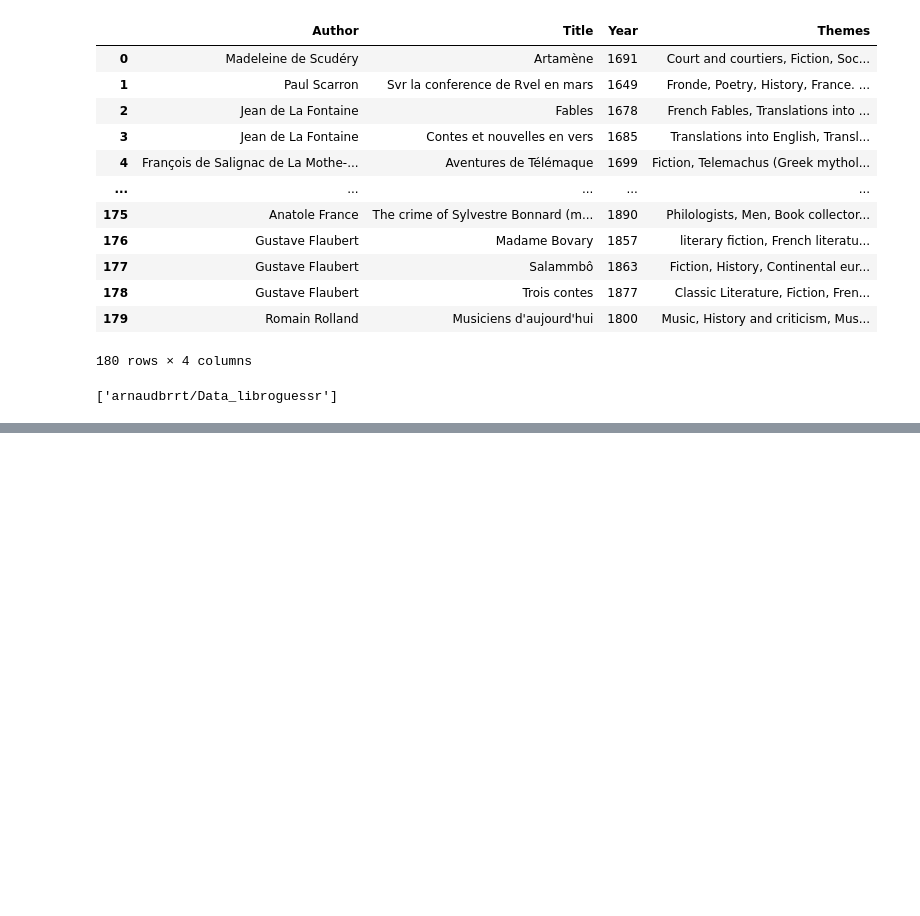
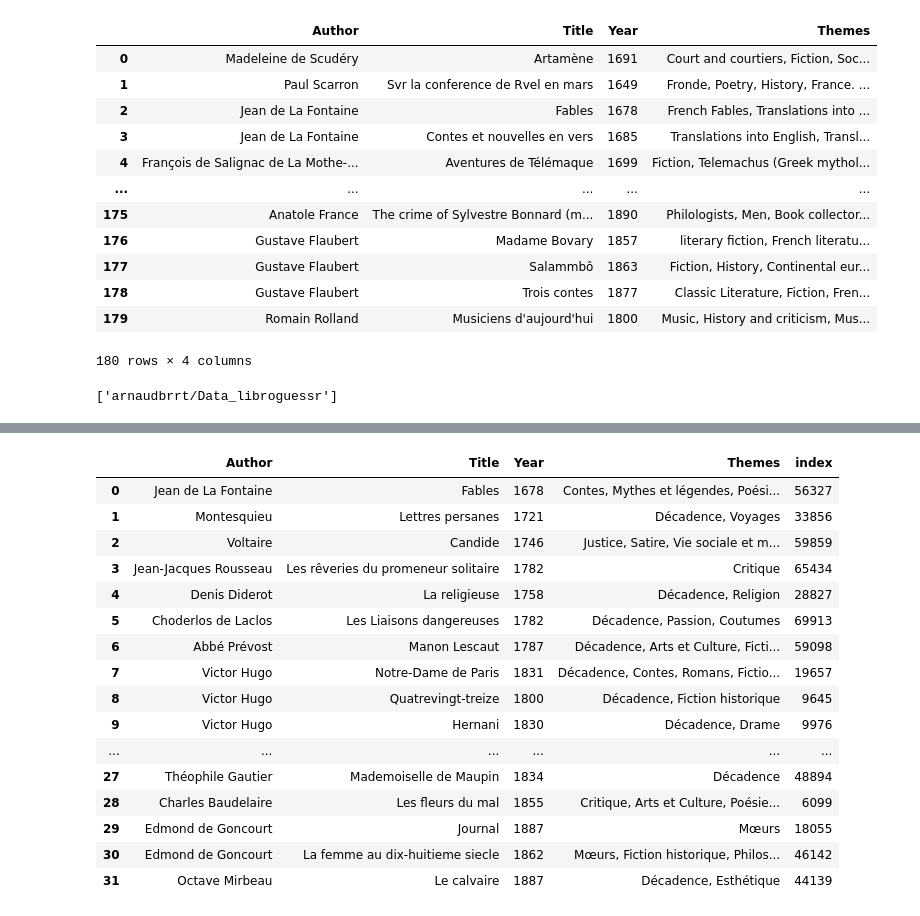
Before and after one commit to lucas-cumunel/libroguessr, a Jupyter notebook: API_Df.ipynb, the cells around one changed output, grey strips where cells are left out. Cells and saved outputs as stored; diff of their text form; code cells hidden in the pictures; blank space fills up the shorter version.

Commit message:
Essai avec la première bdd d'aloys

```diff
--- a/API_Df.ipynb
+++ b/API_Df.ipynb
@@ -369,0 +907,21 @@ with fs.open(FILE_PATH_IN_S3, "r") as file_in:
+# %%
+df_books2 = pd.read_csv('base_csv_avec_index.csv')
+df_books2
+# %% [output]
+|  | Author | Title | Year | Themes | index |
+| 0 | Jean de La Fontaine | Fables | 1678 | Contes, Mythes et légendes, Poési... | 56327 |
+| 1 | Montesquieu | Lettres persanes | 1721 | Décadence, Voyages | 33856 |
+| 2 | Voltaire | Candide | 1746 | Justice, Satire, Vie sociale et m... | 59859 |
+| 3 | Jean-Jacques Rousseau | Les rêveries du promeneur solitaire | 1782 | Critique | 65434 |
+| 4 | Denis Diderot | La religieuse | 1758 | Décadence, Religion | 28827 |
+| 5 | Choderlos de Laclos | Les Liaisons dangereuses | 1782 | Décadence, Passion, Coutumes | 69913 |
+| 6 | Abbé Prévost | Manon Lescaut | 1787 | Décadence, Arts et Culture, Ficti... | 59098 |
+| 7 | Victor Hugo | Notre-Dame de Paris | 1831 | Décadence, Contes, Romans, Fictio... | 19657 |
+| 8 | Victor Hugo | Quatrevingt-treize | 1800 | Décadence, Fiction historique | 9645 |
+| 9 | Victor Hugo | Hernani | 1830 | Décadence, Drame | 9976 |
+| ... | ... | ... | ... | ... | ... |
+| 27 | Théophile Gautier | Mademoiselle de Maupin | 1834 | Décadence | 48894 |
+| 28 | Charles Baudelaire | Les fleurs du mal | 1855 | Critique, Arts et Culture, Poésie... | 6099 |
+| 29 | Edmond de Goncourt | Journal | 1887 | Mœurs | 18055 |
+| 30 | Edmond de Goncourt | La femme au dix-huitieme siecle | 1862 | Mœurs, Fiction historique, Philos... | 46142 |
+| 31 | Octave Mirbeau | Le calvaire | 1887 | Décadence, Esthétique | 44139 |
```
Also changed, not shown: parts of 30 cells of this notebook.
